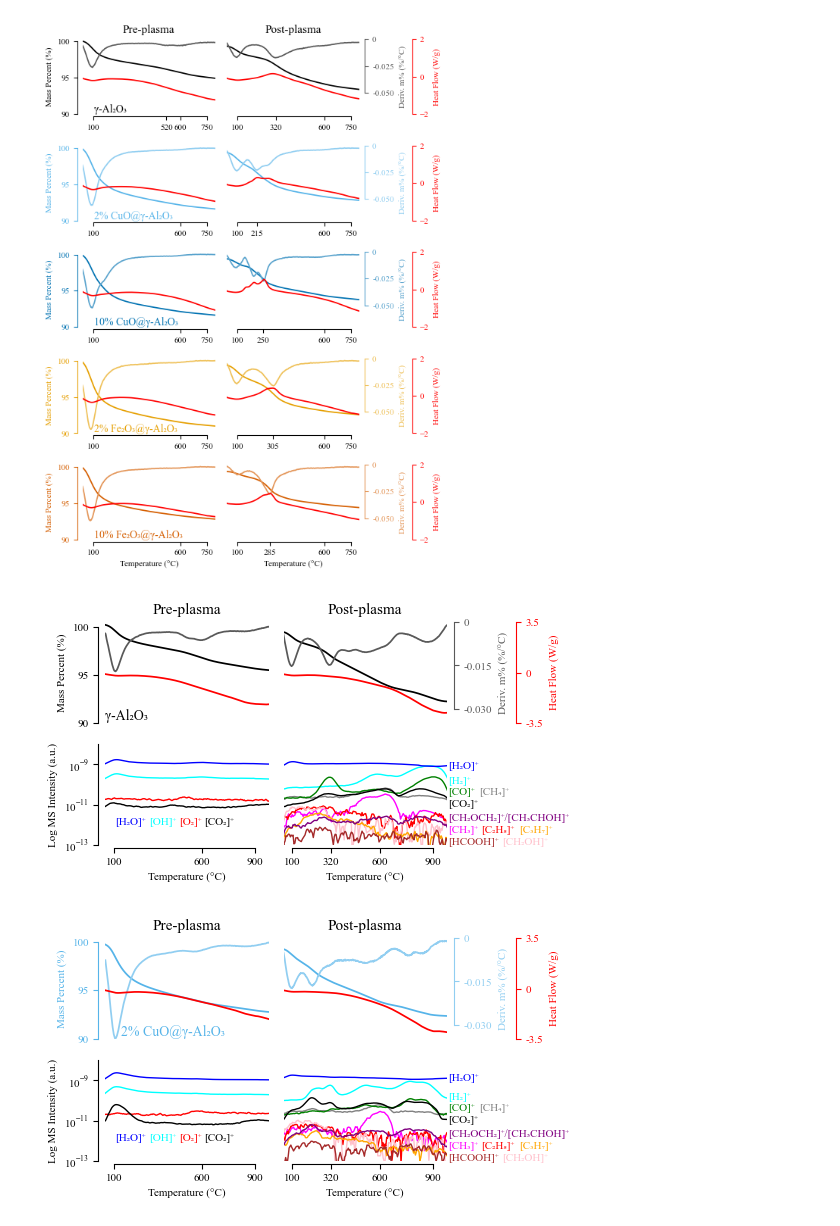
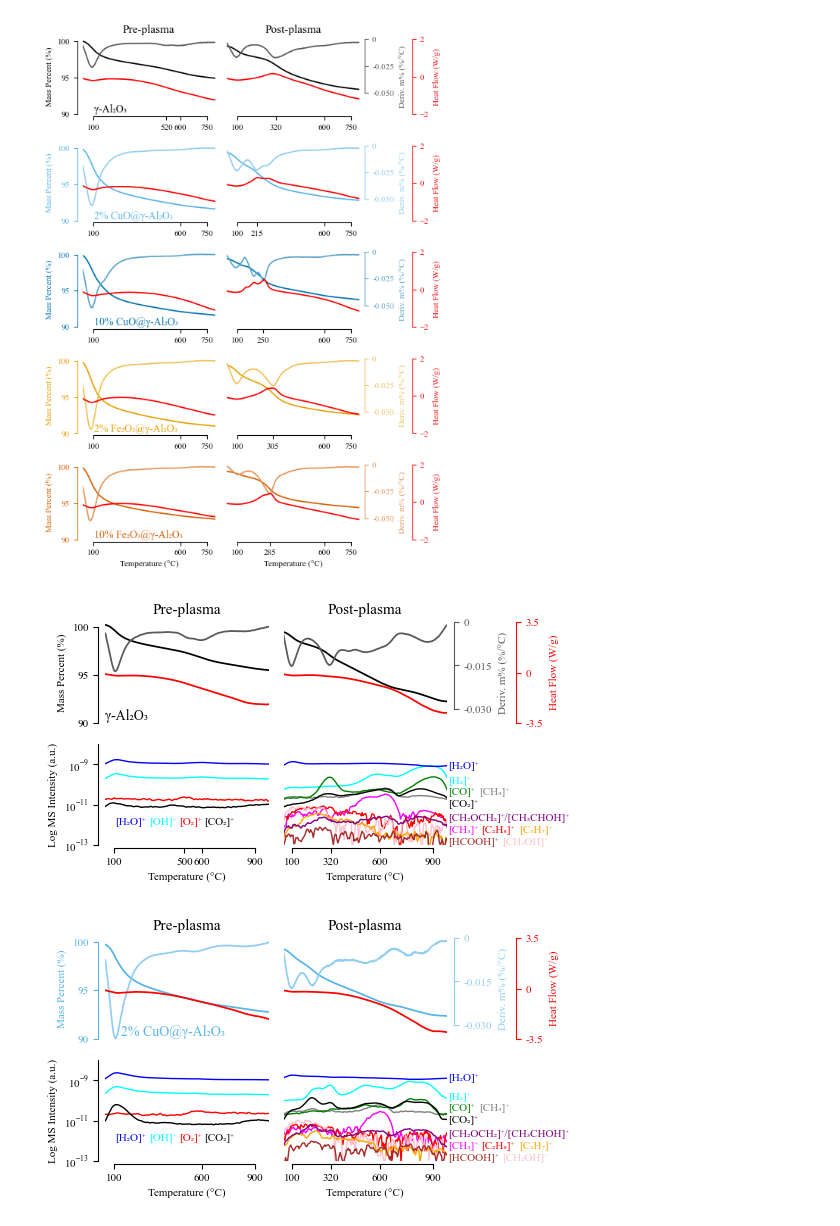
Before and after one commit to sbossier/ladca_incat_envecon_paper, a Jupyter notebook: ipynb/visualisation_tga_ms.ipynb, the cells around one changed output. Saved outputs shown, nothing was run; the diff lists cells and outputs as text; code cells hidden in the pictures.

```diff
--- a/ipynb/visualisation_tga_ms.ipynb
+++ b/ipynb/visualisation_tga_ms.ipynb
@@ -1778,7 +1778,7 @@ ax3a.spines['bottom'].set_bounds(100, 900)
 ax3a.spines['bottom'].set_position(('outward', 2))
 ax3a.set_xlabel(xlabel='Temperature (°C)', fontsize=8)
 ax3a.set_xlim([50, 980])
-ax3a.set_xticks([100, 600, 900])
+ax3a.set_xticks([100, 500, 600, 900])
 ax3a.tick_params(axis='x', labelsize=8)
 
 # ax3a y-axis settings
@@ -1848,35 +1848,35 @@ compound_list = [
     ('[H₂O]⁺','blue', (980, 6e-10, 1)),
     ('[H₂]⁺', 'cyan', (980, 1e-10, 1)),
     ('[CH₄]⁺', 'grey', (980, 3e-11, 23)),
     ('[CO]⁺','green', (980, 3e-11, 1)),
     ('[CO₂]⁺','black', (980, 8e-12, 1)),
     ('[CH₃]⁺','magenta', (980, 4e-13, 1)),
     ('[C₂H₅]⁺', 'red', (980, 4e-13, 25)),
     ('[C₃H₇]⁺', 'orange', (980, 4e-13, 52)),
     ('[HCOOH]⁺', 'brown', (980, 1e-13, 1)),
     ('[CH₂OH]⁺', 'pink', (980, 1e-13, 40)),
     ('[CH₂OCH₂]⁺/[CH₃CHOH]⁺', 'purple', (980, 1.6e-12, 1)),
 ]
 
 # Add compound labels to the ax4a plot
 for compound, color, (x,y, x_offset) in compound_list:
     ax4a.annotate(
         text=compound,
         xy=(x, y),
         xytext=(x_offset, 0),
         textcoords='offset points',
         fontsize=8,
         color=color,
         zorder=5
     )
 
 plt.tight_layout()
 plt.savefig(
-    r'C:\Users\sbossier\Dropbox\Apps\Overleaf\ladca_incat_envecon_paper_elsevier\figs\sander_tga_ms_ar_al2o3.pdf'
+    r'C:\Users\sande\Dropbox\Apps\Overleaf\ladca_incat_envecon_paper_elsevier\figs\sander_tga_ms_ar_al2o3.pdf'
 )
 plt.show()
 # %% [output]
-[figure, old version]
+[figure, new version]
 # %%
 # Use Times New Roman font
 plt.rcParams['font.family'] = 'serif'
```
Also changed, not shown: parts of 5 cells of this notebook, 1 other file.
